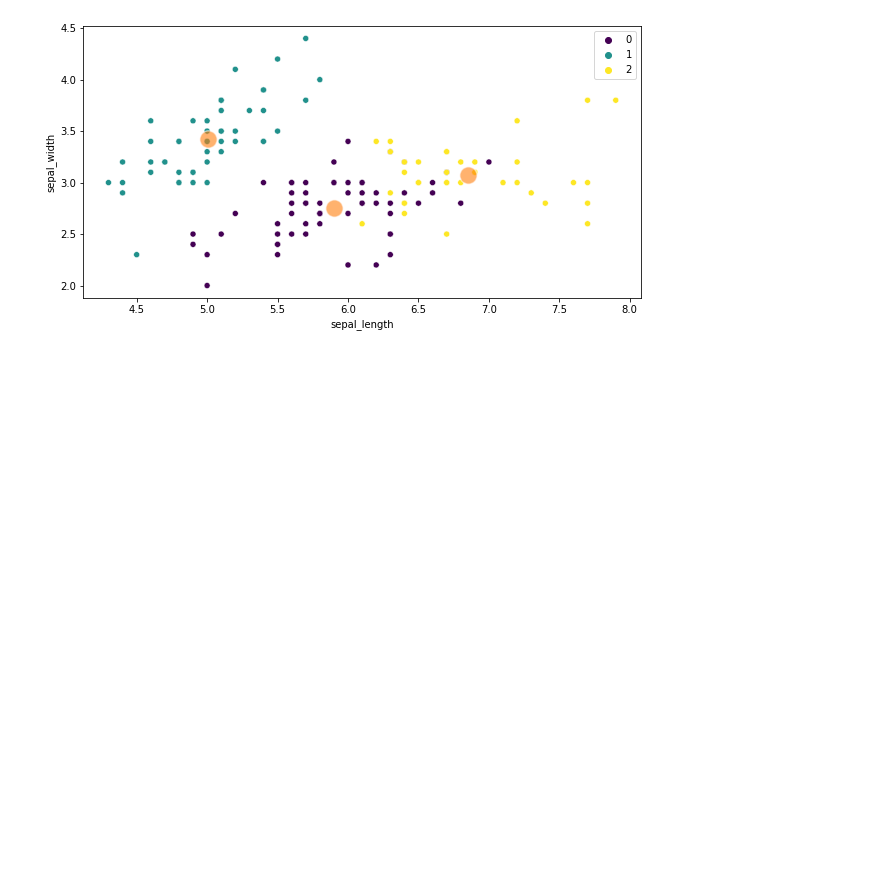
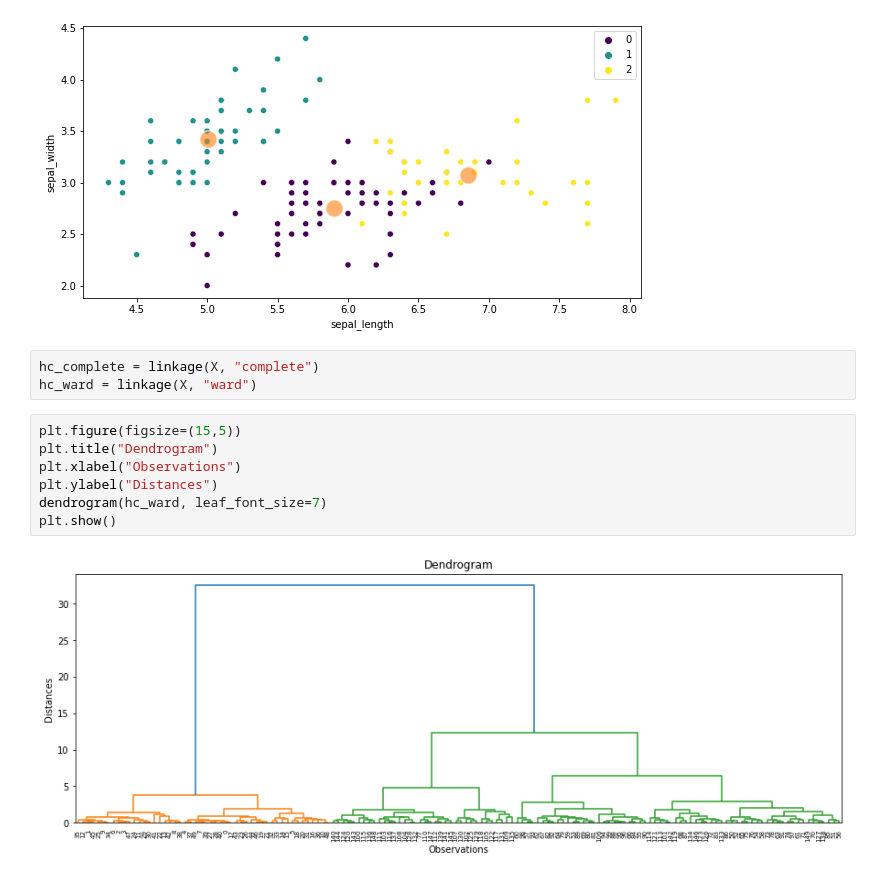
Before and after one commit to ahmet-caliskan/unsupervised-learning, a Jupyter notebook: clustering_iris.ipynb, the cells around one changed output. Saved outputs shown, nothing was run; the diff lists cells and outputs as text; blank space fills up the shorter version.

```diff
--- a/kmeans_iris.ipynb
+++ b/clustering_iris.ipynb
@@ -194,3 +196,15 @@ sns.scatterplot(x=centers[:, 0], y=centers[:, 1], s=300, alpha=0.6)
 # %% [output]
 <AxesSubplot:xlabel='sepal_length', ylabel='sepal_width'>
 [figure]
+# %%
+hc_complete = linkage(X, "complete")
+hc_ward = linkage(X, "ward")
+# %%
+plt.figure(figsize=(15,5))
+plt.title("Dendrogram")
+plt.xlabel("Observations")
+plt.ylabel("Distances")
+dendrogram(hc_ward, leaf_font_size=7)
+plt.show()
+# %% [output]
+[figure, added]
```
Also changed, not shown: parts of 16 cells of this notebook, 4 other files.
